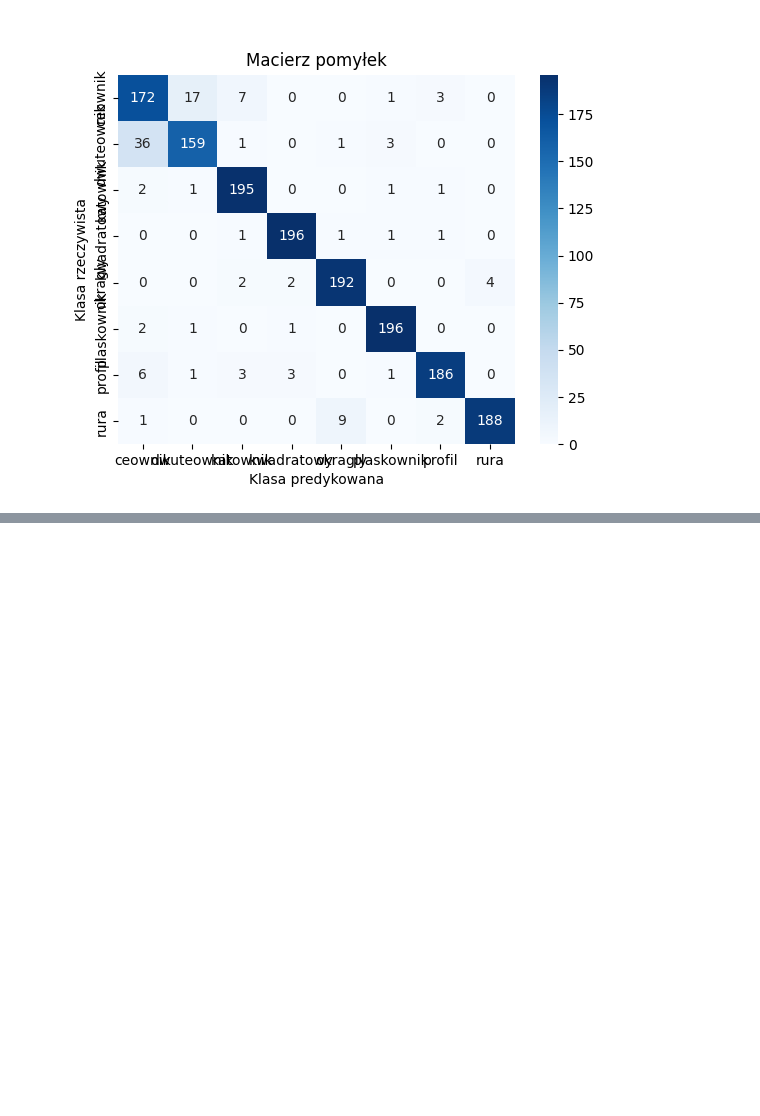
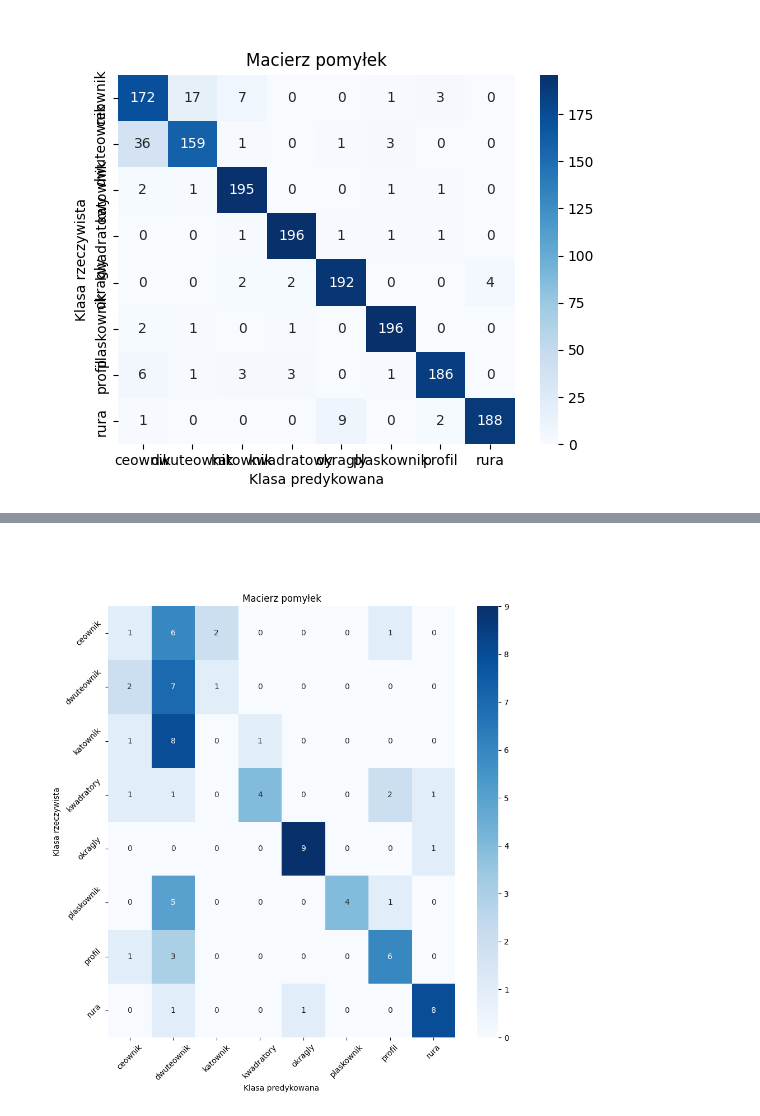
Before and after one commit to Krysuu/ShapeRecognitionModel, a Jupyter notebook: Etap3/Etap3.ipynb, the cells around one changed output, grey strips where cells are left out. Drawn from its saved outputs; the diff is of its cells as text; code cells hidden in the pictures; blank space fills up the shorter version.

```diff
--- a/Etap3/Etap3.ipynb
+++ b/Etap3/Etap3.ipynb
@@ -463,0 +479,6 @@ Realistyczne z tłem i teksturą
+# %%
+path = 'results_wiele/0_macierz_pomylek.png'
+img = Image.open(path)
+display(img)
+# %% [output]
+[figure, added]
```
Also changed, not shown: parts of 5 cells of this notebook, 4 other files.
